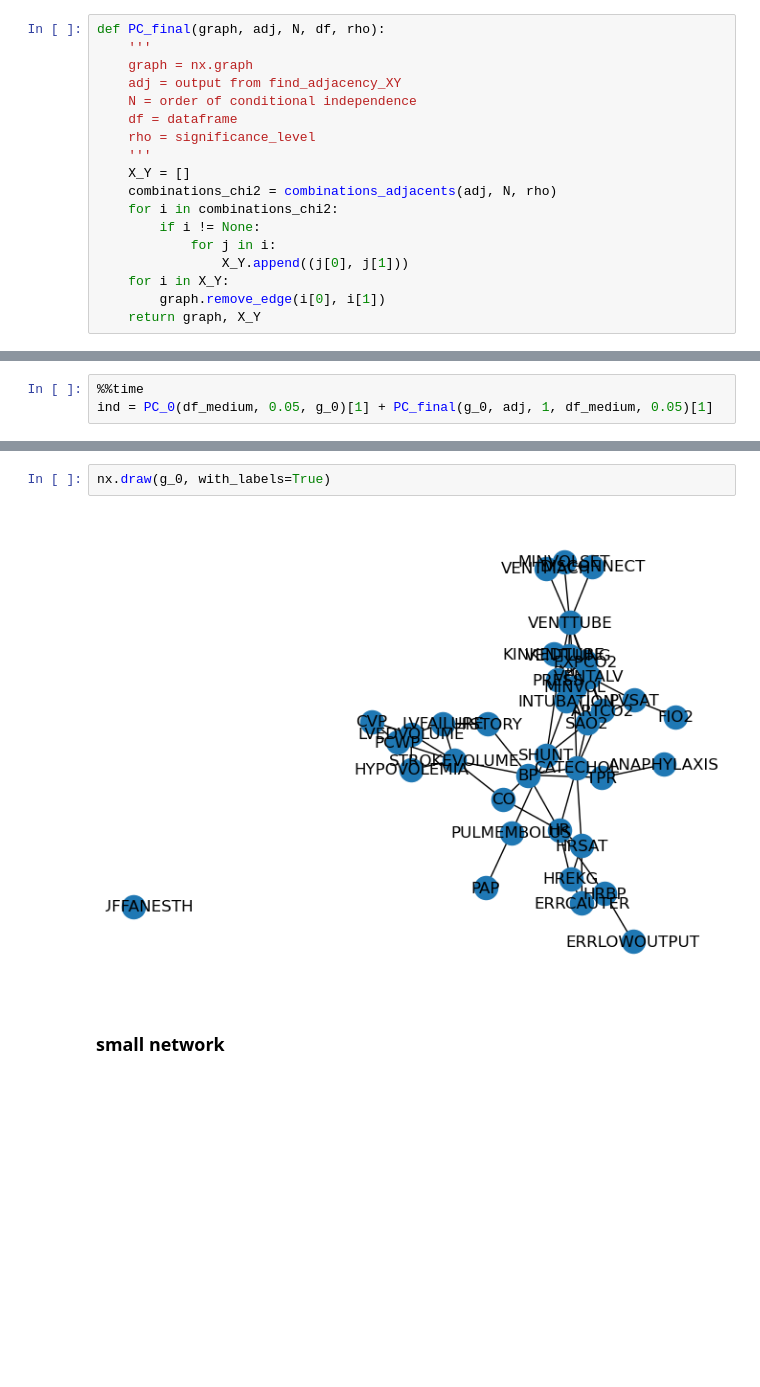
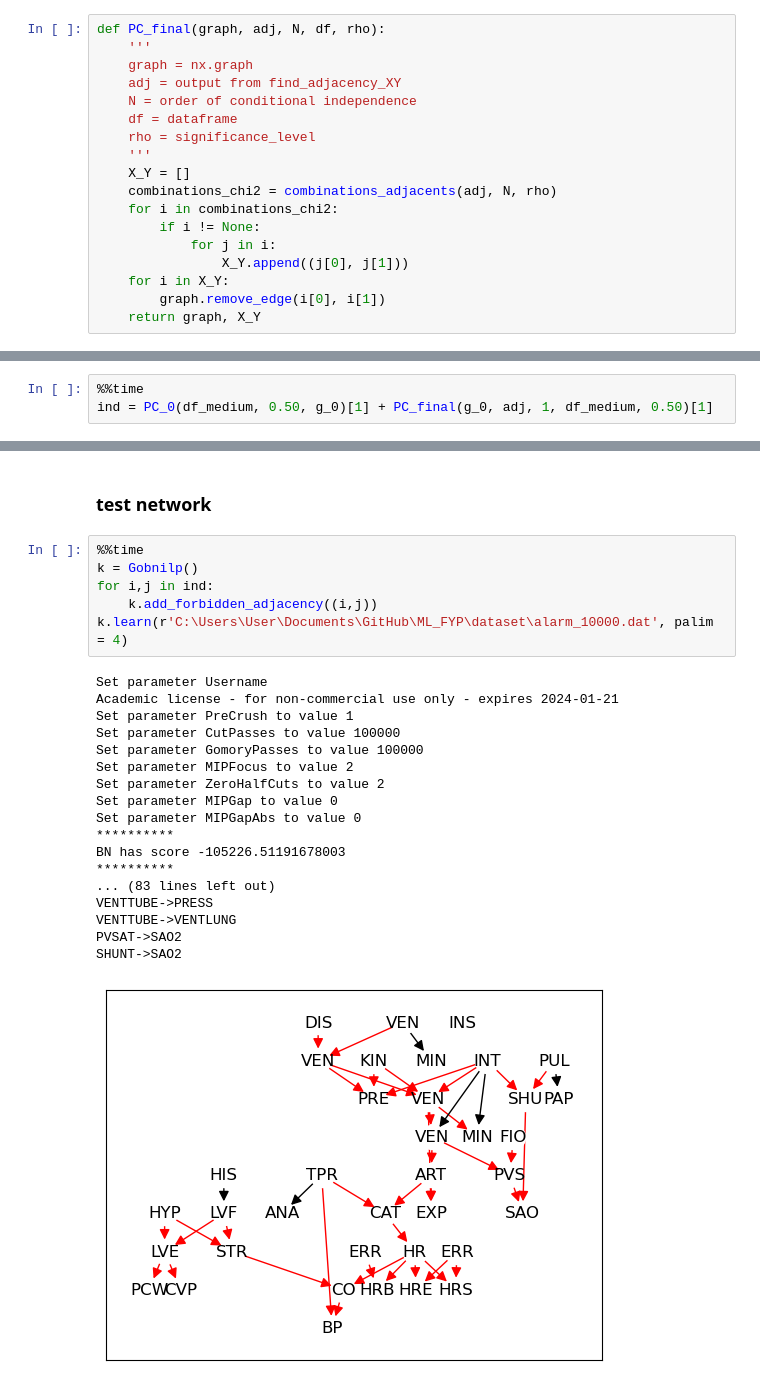
Before and after one commit to Elicit3495/ML_FYP, a Jupyter notebook: conditional.ipynb, the cells around one changed output, grey strips where cells are left out. Saved outputs shown, nothing was run; the diff lists cells and outputs as text; blank space fills up the shorter version.

```diff
--- a/conditional.ipynb
+++ b/conditional.ipynb
@@ -337,4 +349,4 @@ Wall time: 15.3 s
 # %%
 %%time
-ind = PC_0(df_medium, 0.05, g_0)[1] + PC_final(g_0, adj, 1, df_medium, 0.05)[1]
+ind = PC_0(df_medium, 0.50, g_0)[1] + PC_final(g_0, adj, 1, df_medium, 0.50)[1]
 # %% [output]
@@ -369,6 +375,27 @@ Graph with 37 nodes and 73 edges
-# %%
-nx.draw(g_0, with_labels=True)
-# %% [output]
-[figure, removed]
 # %% [markdown]
-### small network
+### test network
+# %%
+%%time
+k = Gobnilp()
+for i,j in ind:
+    k.add_forbidden_adjacency((i,j))
+k.learn(r'C:\Users\User\Documents\GitHub\ML_FYP\dataset\alarm_10000.dat', palim = 4)
+# %% [output]
+Set parameter Username
+Academic license - for non-commercial use only - expires 2024-01-21
+Set parameter PreCrush to value 1
+Set parameter CutPasses to value 100000
+Set parameter GomoryPasses to value 100000
+Set parameter MIPFocus to value 2
+Set parameter ZeroHalfCuts to value 2
+Set parameter MIPGap to value 0
+Set parameter MIPGapAbs to value 0
+**********
+BN has score -105226.51191678003
+**********
+... (83 lines left out)
+VENTTUBE->PRESS
+VENTTUBE->VENTLUNG
+PVSAT->SAO2
+SHUNT->SAO2
+[figure, added]
```
Also changed, not shown: parts of 17 cells of this notebook.
